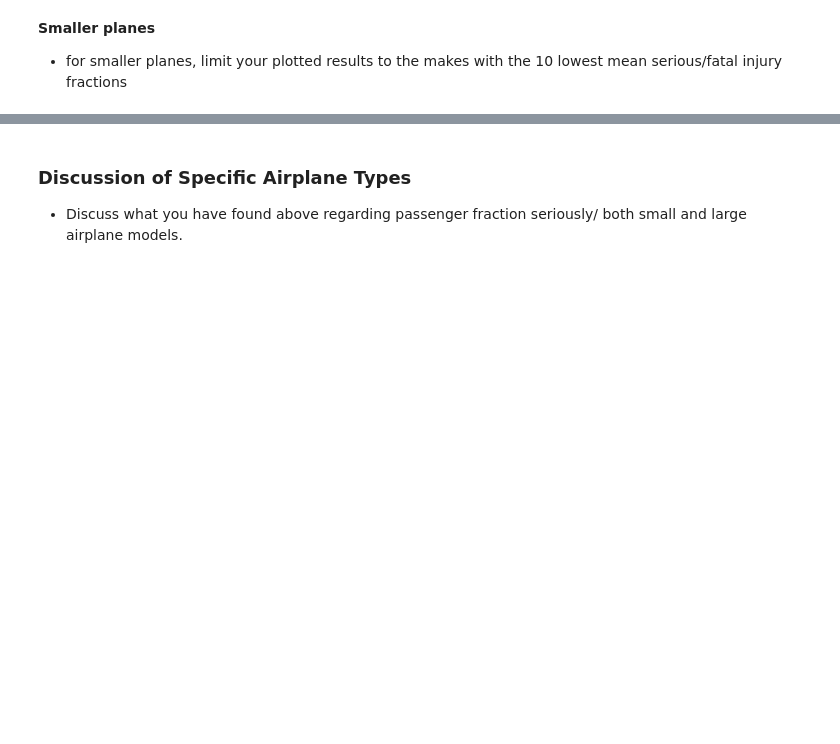
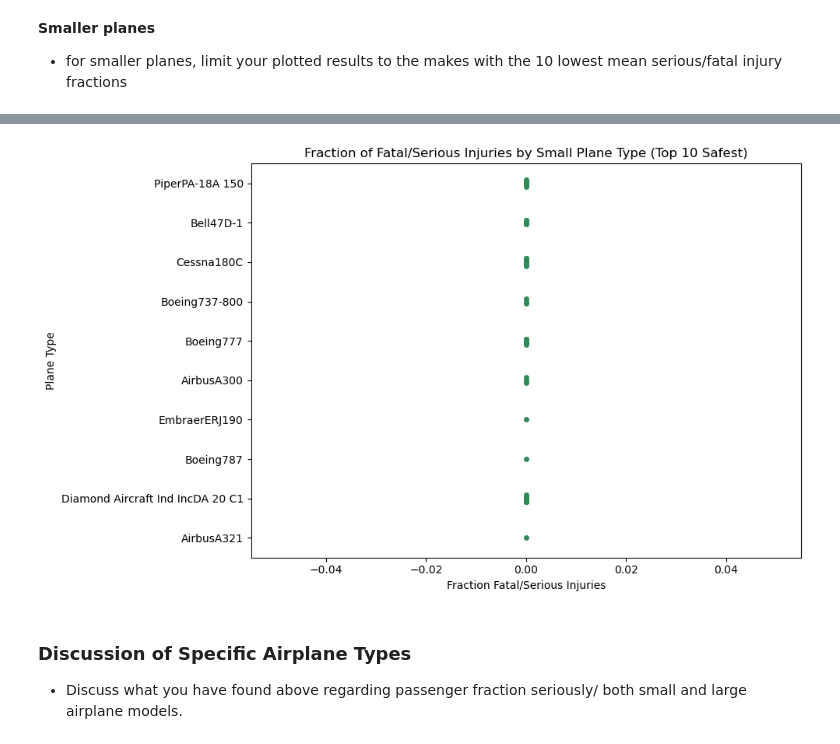
Before and after one commit to alpogi2dmax/dsc-course0-m8-lab, a Jupyter notebook: Aviation_Accidents_Data_Analysis.ipynb, the cells around one changed output, grey strips where cells are left out. Saved outputs shown, nothing was run; the diff lists cells and outputs as text; code cells hidden in the pictures; blank space fills up the shorter version.

```diff
--- a/Aviation_Accidents_Data_Analysis.ipynb
+++ b/Aviation_Accidents_Data_Analysis.ipynb
@@ -283,3 +343,9 @@ The violin and strip plots emphasize that injury outcomes are highly right-skewe
 # %% [markdown]
 **Smaller planes**
 - for smaller planes, limit your plotted results to the makes with the 10 lowest mean serious/fatal injury fractions
+# %%
+small_plane_types = summarize_plane_types(small_planes)
+
+small_plane_types_top_10 = small_plane_types.head(10)
+
+small_plane_types_top_10
@@ -286,3 +364,23 @@ The violin and strip plots emphasize that injury outcomes are highly right-skewe
+# %%
+filtered_small_planes = small_planes[small_planes['PlaneType'].isin(small_plane_types_top_10['PlaneType'])]
+
+plt.figure(figsize=(10, max(6, len(small_plane_types_top_10)*0.5)))
+
+sns.stripplot(
+    data=filtered_small_planes,
+    x='Frac.Fatal.Serious',
+    y='PlaneType',
+    color='seagreen',
+    size=5,
+    jitter=True
+)
+plt.title('Fraction of Fatal/Serious Injuries by Small Plane Type (Top 10 Safest)')
+plt.xlabel('Fraction Fatal/Serious Injuries')
+plt.ylabel('Plane Type')
+plt.tight_layout()
+plt.show()
+# %% [output]
+[figure, added]
 # %% [markdown]
 ### Discussion of Specific Airplane Types
 - Discuss what you have found above regarding passenger fraction seriously/ both small and large airplane models.
```
Also changed, not shown: parts of 12 cells of this notebook, 1 other file.
